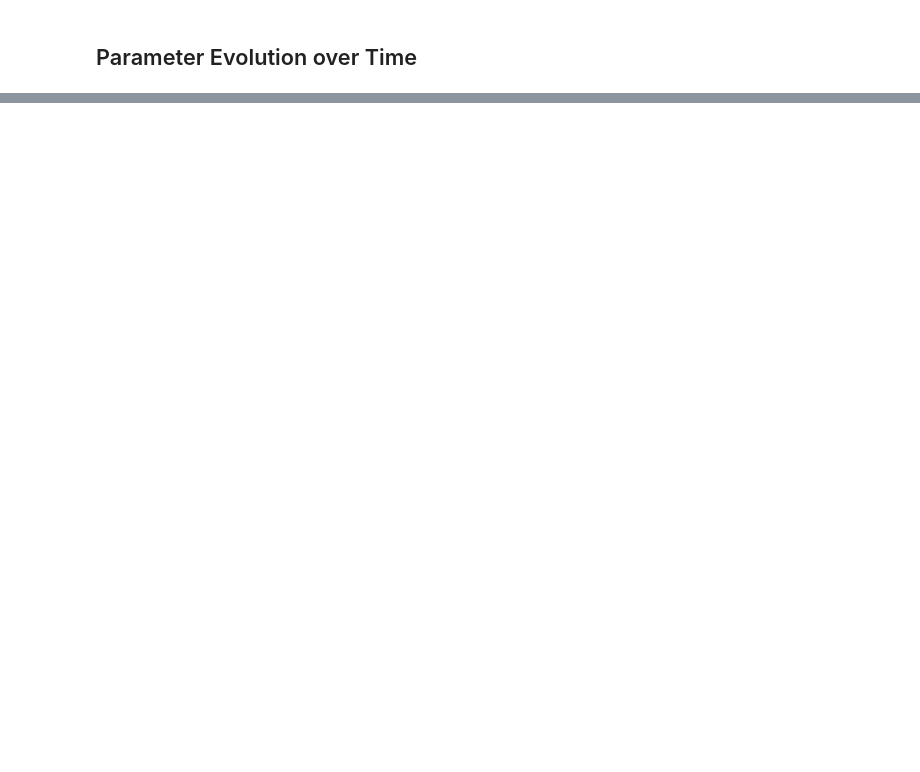
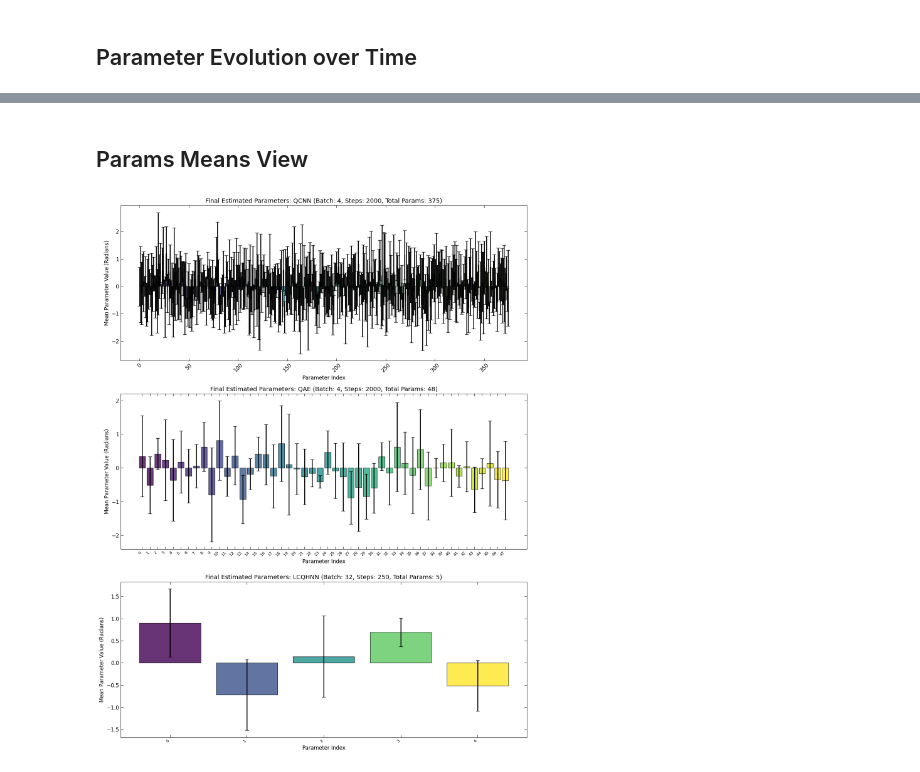
Before and after one commit to quantum-cesar-lab/HE-Quantum-Anomaly-Detection, a Jupyter notebook: notebooks/views.ipynb, the cells around one changed output, grey strips where cells are left out. Saved outputs shown, nothing was run; the diff lists cells and outputs as text; code cells hidden in the pictures; blank space fills up the shorter version.

```diff
--- a/notebooks/views.ipynb
+++ b/notebooks/views.ipynb
@@ -183,0 +218,70 @@ plt.show()
+# %% [markdown]
+## Params Means View
+# %%
+# Define configurations for the best performing models of each ansatz
+ansatz_configurations = [
+    {'name': 'qcnn', 'batch_size': 4, 'steps': 2000},
+    {'name': 'qae', 'batch_size': 4, 'steps': 2000},
+    {'name': 'lcqhnn', 'batch_size': 32, 'steps': 250}
+]
+
+# Create a figure with 3 vertically stacked subplots
+figure, axes = plt.subplots(3, 1, figsize=(14, 18))
+
+for index, config in enumerate(ansatz_configurations):
+    ansatz_type = config['name']
+    training_batch = config['batch_size']
+    training_steps = config['steps']
+    current_axis = axes[index]
+
+    # Use the generalized load_data function to fetch EST PARAMS MEAN
+    estimated_parameters = load_data("EST PARAMS MEAN", ansatz_type, training_batch, training_steps)
+
+    if estimated_parameters is not None:
+        # Check if the data is a 2D array (multiple runs) or 1D array (single run)
+        if estimated_parameters.ndim > 1:
+            mean_parameters = np.mean(estimated_parameters, axis=0)
+            std_parameters = np.std(estimated_parameters, axis=0)
+        else:
+            mean_parameters = estimated_parameters
+            std_parameters = np.zeros_like(mean_parameters) # No variation if only one run
+
+        total_parameters = len(mean_parameters)
+        parameter_indices = np.arange(total_parameters)
+
+        # Generate a distinct color for each parameter bar to match our previous plots
+        bar_colors = cm.viridis(np.linspace(0, 1, total_parameters))
+
+        # Create a bar chart with error bars to show variance across the 5 runs
+        current_axis.bar(
+            parameter_indices,
+            mean_parameters,
+            yerr=std_parameters,
+            color=bar_colors,
+            alpha=0.8,
+            capsize=4,       # Adds the little horizontal caps to the error bars
+            edgecolor='black'
+        )
+
+        current_axis.set_title(f'Final Estimated Parameters: {ansatz_type.upper()} (Batch: {training_batch}, Steps: {training_steps}, Total Params: {total_parameters})')
+        current_axis.set_xlabel('Parameter Index')
+        current_axis.set_ylabel('Mean Parameter Value (Radians)')
+
+        # Clean up the x-axis ticks to show integer indices clearly
+        # Only label every tick if there are 50 or fewer parameters to prevent text overlap
+        if total_parameters <= 50:
+            current_axis.set_xticks(parameter_indices)
+            current_axis.set_xticklabels(parameter_indices, rotation=45, ha='right', fontsize=9)
+        else:
+            # If there are many parameters, let matplotlib handle the tick spacing automatically
+            current_axis.tick_params(axis='x', rotation=45)
+
+    else:
+        current_axis.set_title(f'{ansatz_type.upper()} Estimated Parameters Data Not Found')
+        current_axis.axis('off')
+
+# Ensure the subplots do not overlap
+plt.tight_layout()
+plt.show()
+# %% [output]
+[figure, added]
```
Also changed, not shown: parts of 8 cells of this notebook, 1 other file.
